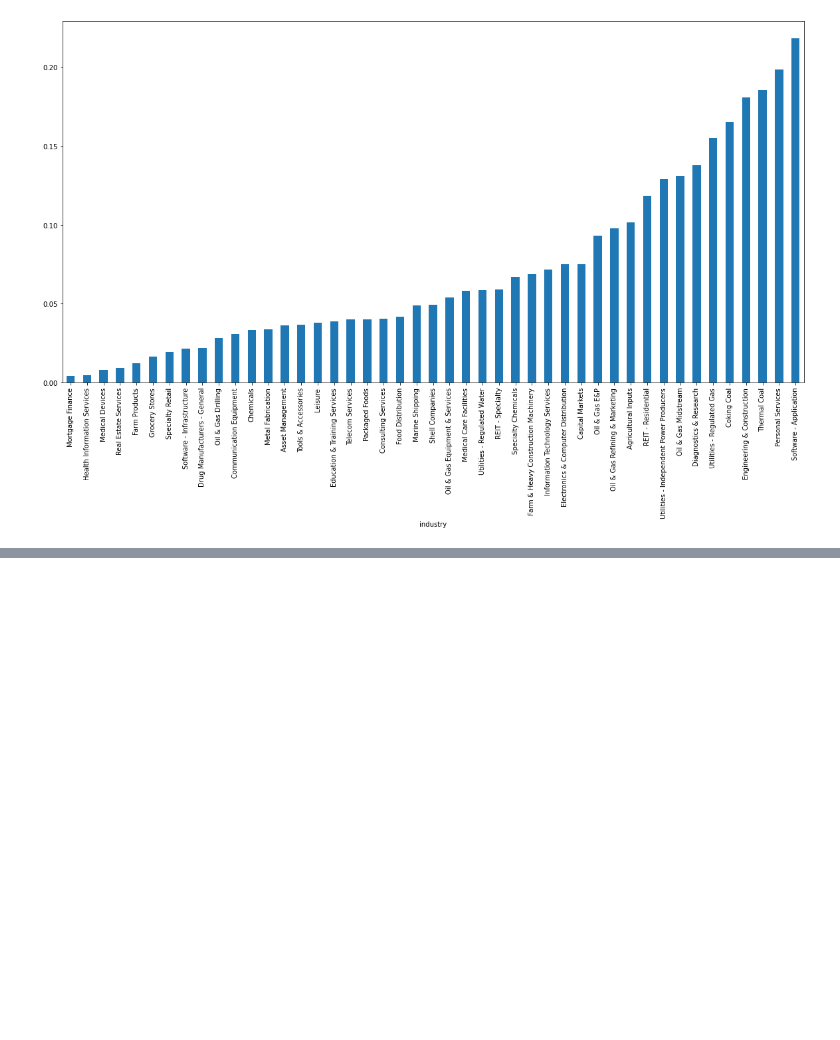
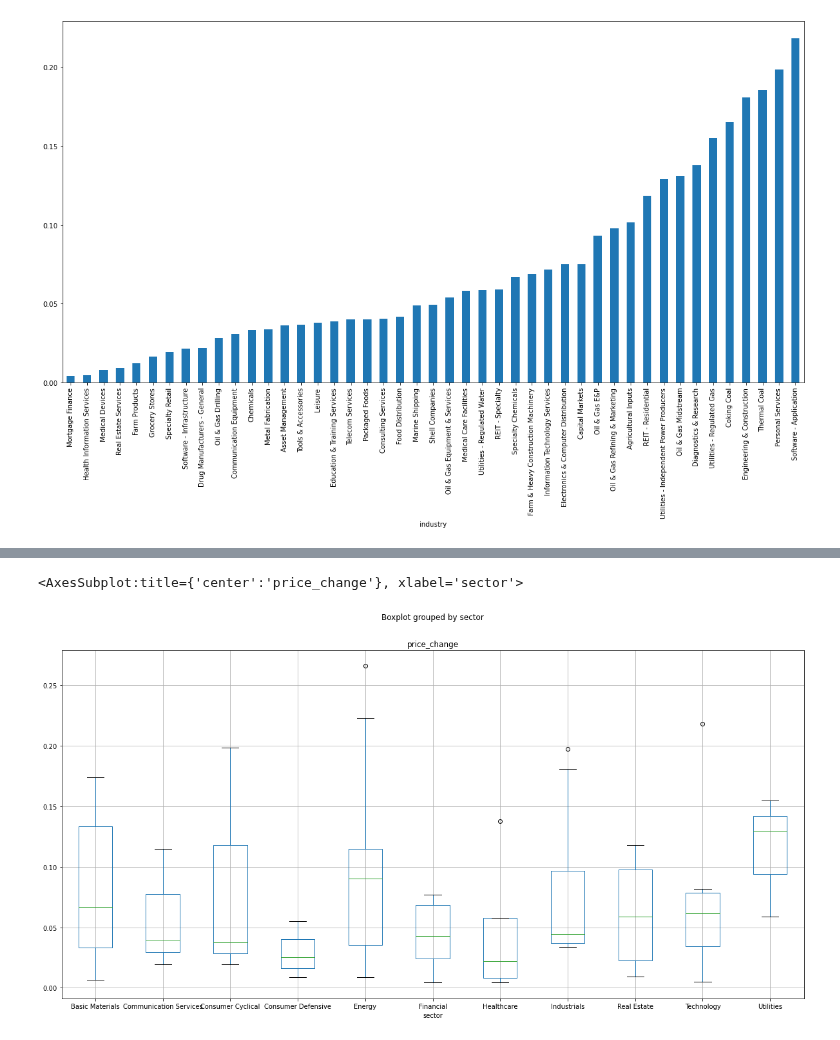
Before and after one commit to laimis/stock-screener-reports, a Jupyter notebook: overview.ipynb, the cells around one changed output, grey strips where cells are left out. Drawn from its saved outputs; the diff is of its cells as text; code cells hidden in the pictures; blank space fills up the shorter version.

Commit message:
add boxplot

```diff
--- a/overview.ipynb
+++ b/overview.ipynb
@@ -76,3 +76,8 @@ new_highs_with_p_clean[new_highs_with_p_clean["industry"] == "Coking Coal"]
 |  | date | name | sector | industry | country | marketCap | price | change | volume | ... |
 | ticker |  |  |  |  |  |  |  |  |  | ... |
 | AMR | 2022-04-12 | Alpha Metallurgical Resources, Inc. | Basic Materials | Coking Coal | USA | 2.550000e+09 | 142.08 | 10.11 | 1077969 | ... |
+# %%
+new_highs_with_p_clean.boxplot(column="price_change", by="sector")
+# %% [output]
+<AxesSubplot:title={'center':'price_change'}, xlabel='sector'>
+[figure, added]
```
